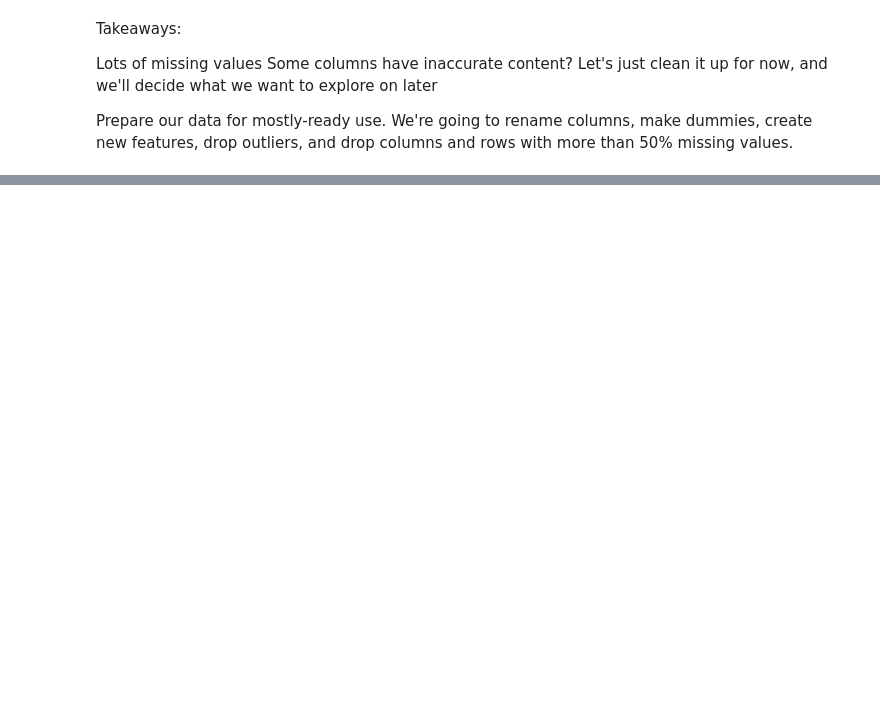
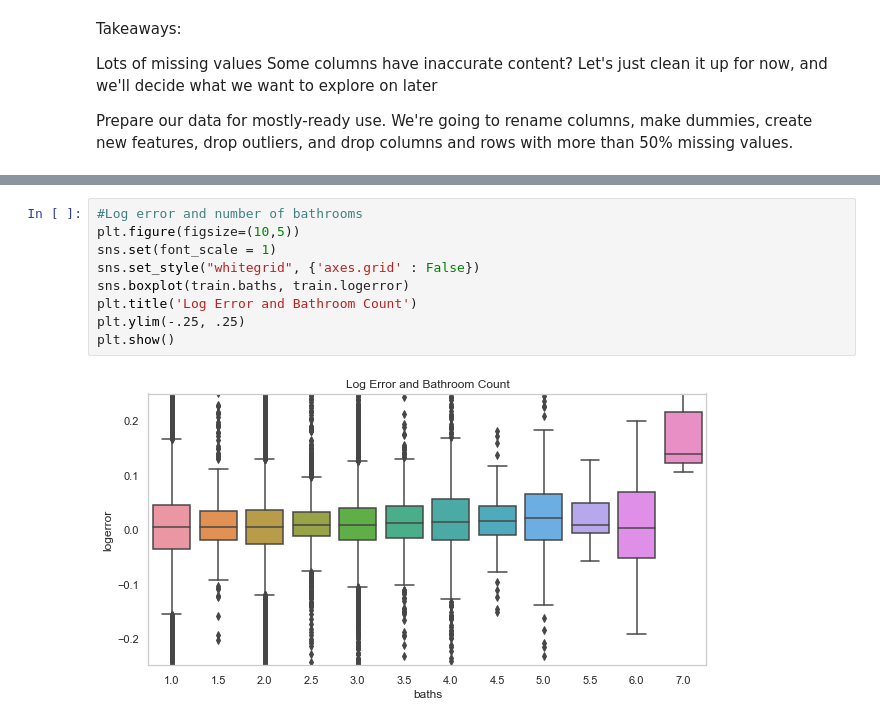
Before and after one commit to Olivert75/clustering_project, a Jupyter notebook: first_workbook.ipynb, the cells around one changed output, grey strips where cells are left out. Cells and saved outputs as stored; diff of their text form; blank space fills up the shorter version.

```diff
--- a/first_workbook.ipynb
+++ b/first_workbook.ipynb
@@ -71,0 +263,11 @@ Prepare our data for mostly-ready use. We're going to rename columns, make dummi
+# %%
+#Log error and number of bathrooms
+plt.figure(figsize=(10,5))
+sns.set(font_scale = 1)
+sns.set_style("whitegrid", {'axes.grid' : False})
+sns.boxplot(train.baths, train.logerror)
+plt.title('Log Error and Bathroom Count')
+plt.ylim(-.25, .25)
+plt.show()
+# %% [output]
+[figure, added]
```
Also changed, not shown: parts of 55 cells of this notebook.
